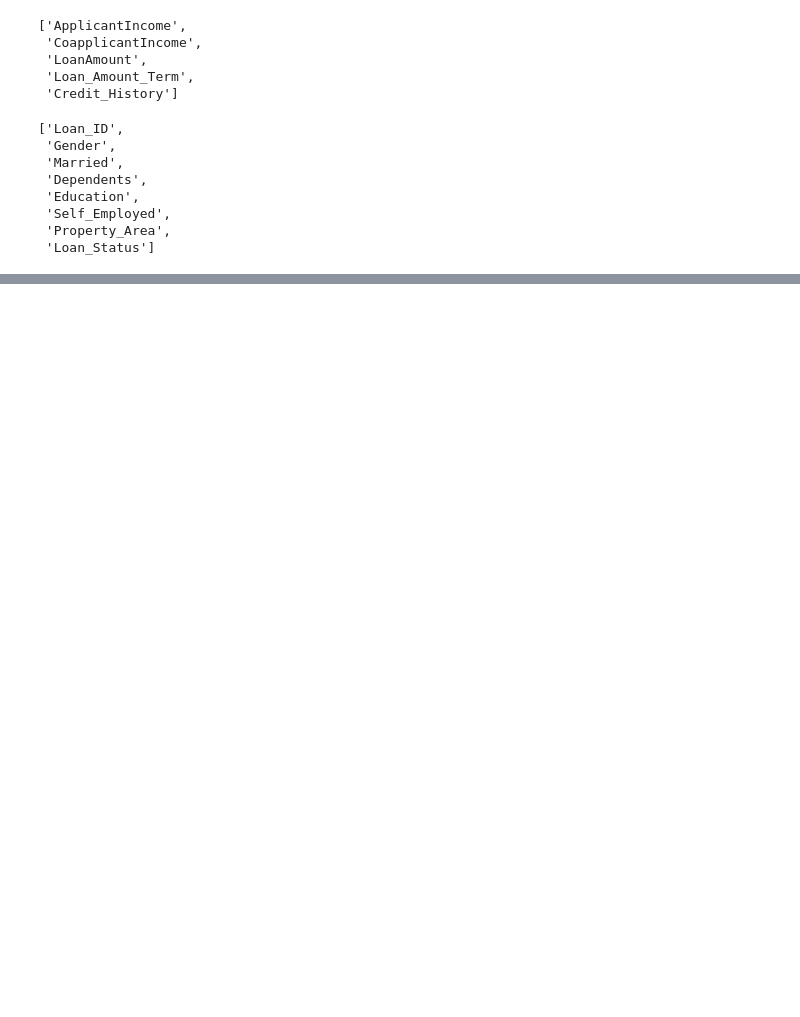
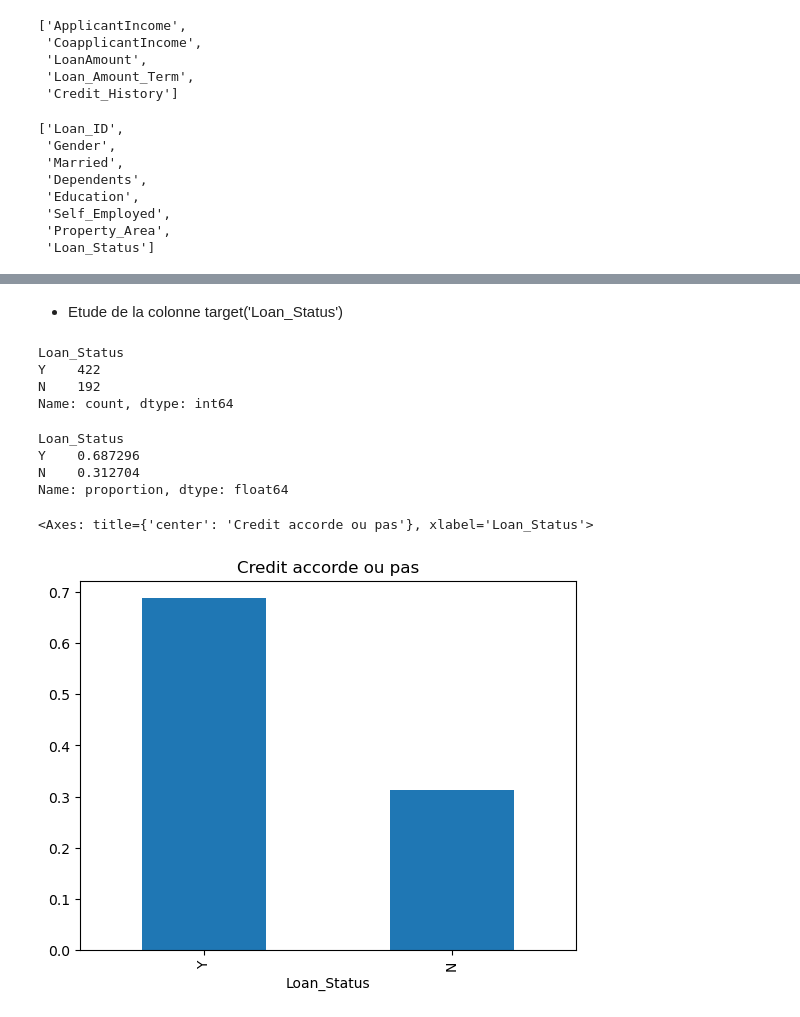
Before and after one commit to verlinfataki3-spec/Housing-loan-forecast, a Jupyter notebook: homeloan.ipynb, the cells around one changed output, grey strips where cells are left out. Saved outputs shown, nothing was run; the diff lists cells and outputs as text; code cells hidden in the pictures; blank space fills up the shorter version.

```diff
--- a/homeloan.ipynb
+++ b/homeloan.ipynb
@@ -171,4 +181,12 @@ df_cat
 # %%
 # Remplacer les valeurs manquantes pour les variables categoriques par la mode
+for col in df_cat:
+    mode_series = df[col].mode(dropna=True)
+    if not mode_series.empty:
+        mode_val = mode_series[0]
+        df[col] = df[col].fillna(mode_val)
 # %%
 # Remplacer les valeurs manquantes pour les variables numeriques par la mediane
+for col in df_num:
+    median_series = df[col].median()
+    df[col] = df[col].fillna(median_series)
@@ -174,0 +211,22 @@ df_cat
+# %% [markdown]
+
+- Etude de la colonne target('Loan_Status')
+# %%
+df['Loan_Status'].value_counts()
+# %% [output]
+Loan_Status
+Y    422
+N    192
+Name: count, dtype: int64
+# %%
+df['Loan_Status'].value_counts(normalize=True)
+# %% [output]
+Loan_Status
+Y    0.687296
+N    0.312704
+Name: proportion, dtype: float64
+# %%
+df['Loan_Status'].value_counts(normalize=True).plot.bar(title='Credit accorde ou pas')
+# %% [output]
+<Axes: title={'center': 'Credit accorde ou pas'}, xlabel='Loan_Status'>
+[figure, added]
```
Also changed, not shown: parts of 11 cells of this notebook, 3 other files.
